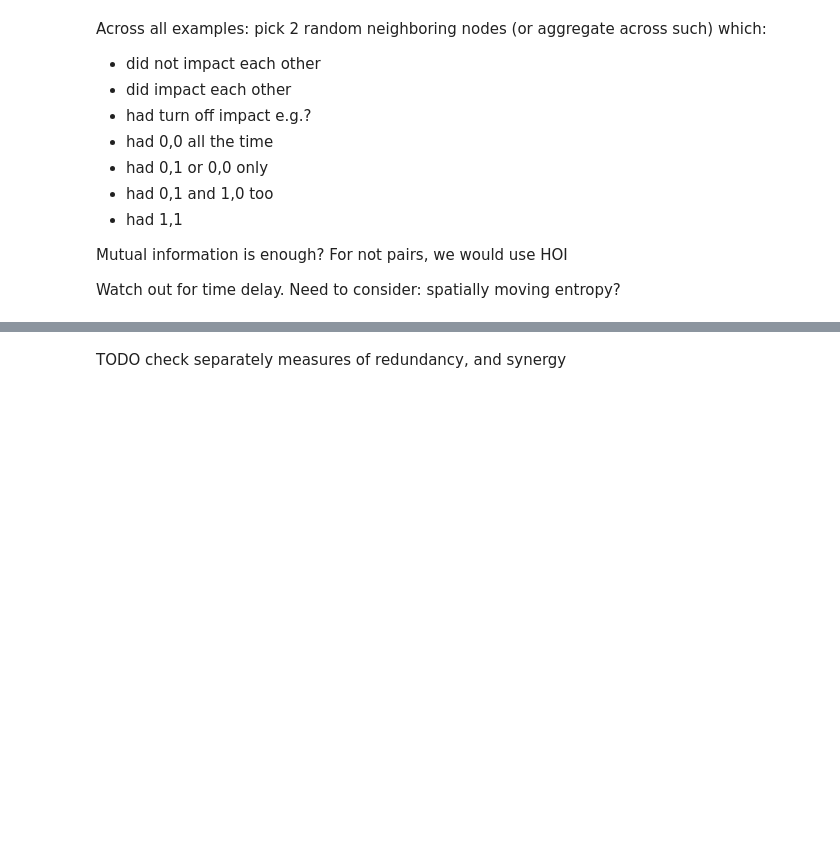
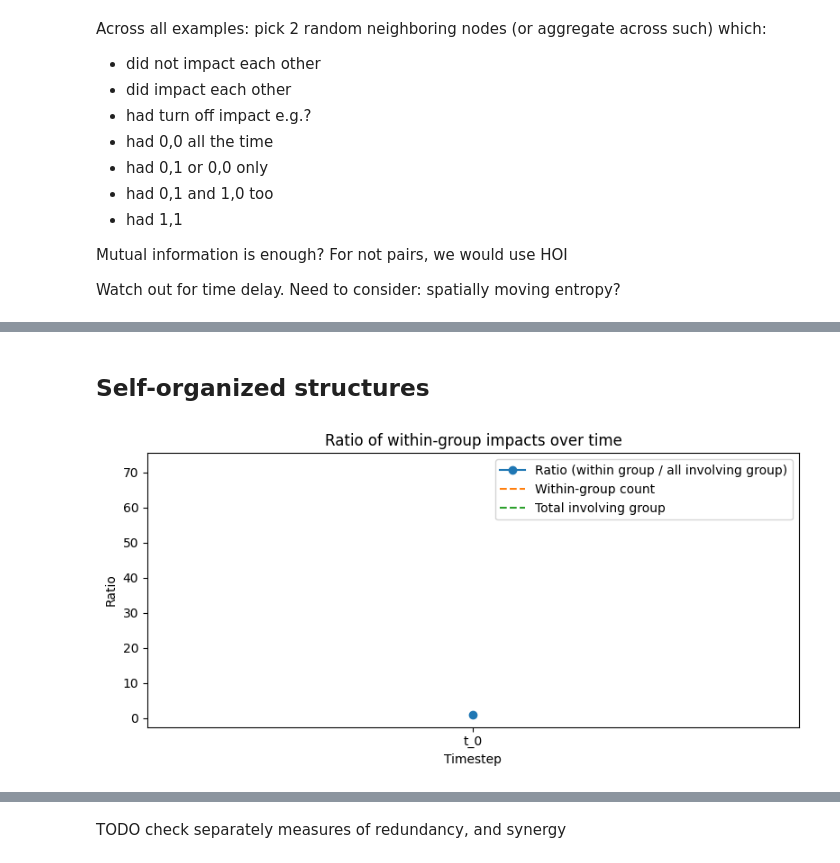
Before and after one commit to me9hanics/combinatorial-emergence-higher-order-dynamics, a Jupyter notebook: experiments/self_organized_patterns.ipynb, the cells around one changed output, grey strips where cells are left out. Saved outputs shown, nothing was run; the diff lists cells and outputs as text; code cells hidden in the pictures; blank space fills up the shorter version.

```diff
--- a/experiments/self_organized_patterns.ipynb
+++ b/experiments/self_organized_patterns.ipynb
@@ -74,0 +340,68 @@ Watch out for time delay. Need to consider: spatially moving entropy?
+# %% [markdown]
+## Self-organized structures
+# %%
+def impact_group_ratio(impacts: dict, group: set, return_counts=False):
+    """
+    Calculate the ratio of impacts between entities in `group` vs. all impacts involving at least one entity from `group`.
+    Args:
+        impacts: dict of impacts at a timestep, keys are (entity1, entity2) tuples.
+        group: set of entities (e.g., set of (x, y) tuples).
+        return_counts: if True, also return (between_count, total_count).
+    Returns:
+        ratio (float), and optionally (between_count, total_count)
+    """
+    between_count = 0
+    total_count = 0
+    for (src, tgt) in impacts.keys():
+        src_in = src in group
+        tgt_in = tgt in group
+        if src_in or tgt_in:
+            total_count += 1
+            if src_in and tgt_in:
+                between_count += 1
+    ratio = between_count / total_count if total_count > 0 else 0.0
+    if return_counts:
+        return ratio, between_count, total_count
+    return ratio
+
+def plot_impact_group_ratio_over_time(model, group, timestep_names=None, return_counts=False):
+    """
+    Plot the ratio of group-to-group impacts over time for a Model object.
+    Args:
+        model: Model instance with .impact attribute (dict of timestep_name -> impacts dict)
+        group: set of entities (e.g., set of (x, y) tuples)
+        timestep_names: list of timestep names to plot (default: all in model.impact)
+        return_counts: if True, also plot counts as dashed lines
+    """
+    if not hasattr(model, "impact") or not model.impact:
+        print("No impacts stored in model.")
+        return
+    if timestep_names is None:
+        timestep_names = sorted(model.impact.keys(), key=lambda x: int(''.join(filter(str.isdigit, x))))
+    ratios = []
+    between_counts = []
+    total_counts = []
+    for t in timestep_names:
+        result = impact_group_ratio(model.impact[t], group, return_counts=True)
+        ratios.append(result[0])
+        between_counts.append(result[1])
+        total_counts.append(result[2])
+    plt.figure(figsize=(8, 4))
+    plt.plot(timestep_names, ratios, marker='o', label='Ratio (within group / all involving group)')
+    if return_counts:
+        plt.plot(timestep_names, between_counts, '--', label='Within-group count')
+        plt.plot(timestep_names, total_counts, '--', label='Total involving group')
+    plt.xlabel('Timestep')
+    plt.ylabel('Ratio')
+    plt.title('Ratio of within-group impacts over time')
+    plt.legend()
+    plt.tight_layout()
+    plt.show()
+
+# Example usage:
+# Assuming `model` is your Model instance and `group` is a set of entities
+group = {(x, y) for x in range(5) for y in range(5)}  # Example group
+# You can replace this with your actual group of entities
+plot_impact_group_ratio_over_time(sim, group, return_counts=True)
+# %% [output]
+[figure, added]
```
Also changed, not shown: parts of 33 cells of this notebook.
